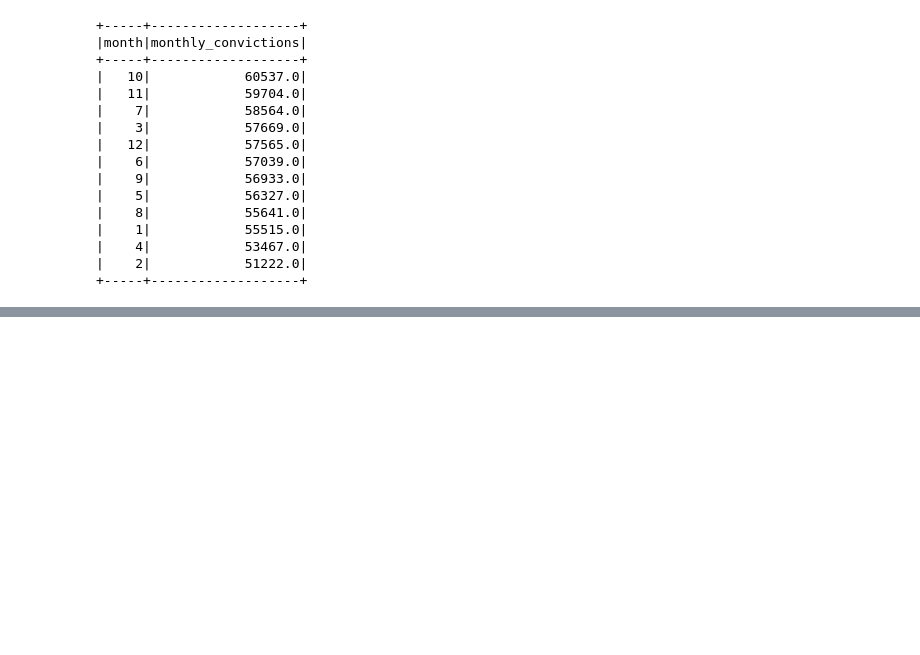
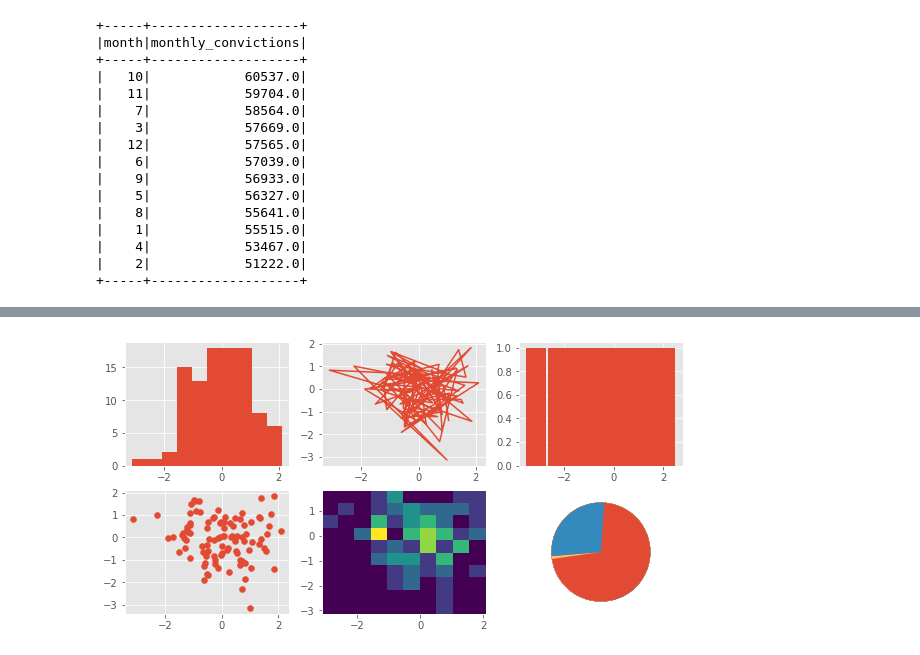
Before and after one commit to markoff-s/my-spark-notebooks, a Jupyter notebook: getting-started-with-spark2/london-crime.ipynb, the cells around one changed output, grey strips where cells are left out. Cells and saved outputs as stored; diff of their text form; code cells hidden in the pictures; blank space fills up the shorter version.

Commit message:
matplotlib example

```diff
--- a/getting-started-with-spark2/london-crime.ipynb
+++ b/getting-started-with-spark2/london-crime.ipynb
@@ -235,0 +319,19 @@ convictions_by_month_in_2014.orderBy(convictions_by_month_in_2014.monthly_convic
+# %%
+import matplotlib.pyplot as plt
+import numpy as np
+
+np.random.seed(19680801)
+plot_data = np.random.randn(2, 100)
+
+fig, axs = plt.subplots(2, 3, figsize=(10, 5))
+axs[0, 0].hist(plot_data[0])
+axs[1, 0].scatter(plot_data[0], plot_data[1])
+axs[0, 1].plot(plot_data[0], plot_data[1])
+axs[1, 1].hist2d(plot_data[0], plot_data[1])
+axs[0, 2].bar(plot_data[0], 1)
+axs[1, 2].pie(plot_data[0])
+
+plt.style.use("ggplot")
+plt.show()
+# %% [output]
+[figure, added]
```
Also changed, not shown: parts of 7 cells of this notebook, 2 other files.
